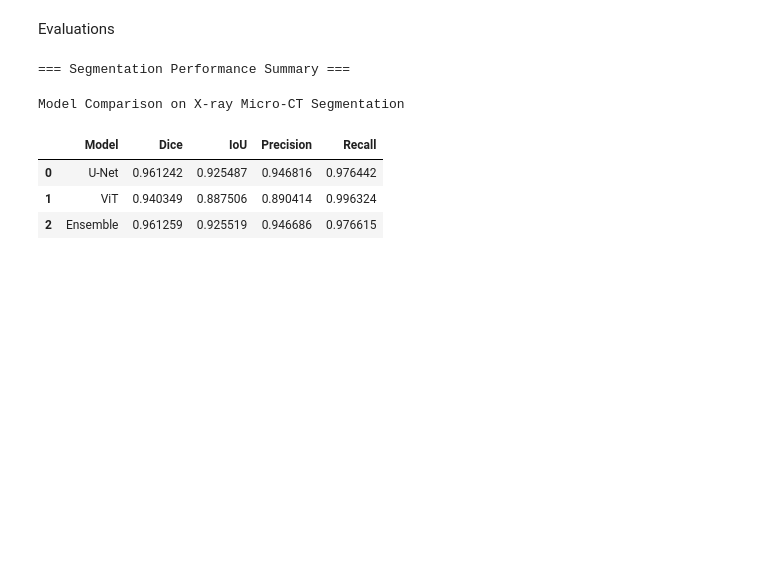
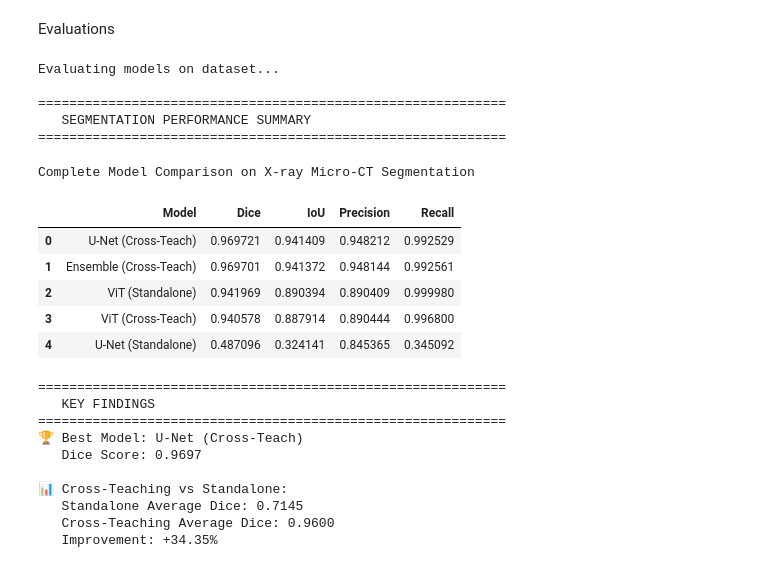
Before and after one commit to DavidBrin/Semi-supervised-Microtomography-Segmentation, a Jupyter notebook: Segmentation_Models_Comparison.ipynb, the cells around one changed output. Saved outputs shown, nothing was run; the diff lists cells and outputs as text; code cells hidden in the pictures; blank space fills up the shorter version.

```diff
--- a/Segmentation_Models_Comparison.ipynb
+++ b/Segmentation_Models_Comparison.ipynb
@@ -638,17 +696,55 @@ def evaluate_models(dataset, unet, vit, ensemble, device="cuda"):
 
     return summary
-# %%
-summary = evaluate_models(
-    dataset,
-    unet,
-    vit,
-    ensemble,
-    device=DEVICE
-)
-# %% [output]
-=== Segmentation Performance Summary ===
-Model Comparison on X-ray Micro-CT Segmentation
-|  | Model | Dice | IoU | Precision | Recall |
-| 0 | U-Net | 0.961242 | 0.925487 | 0.946816 | 0.976442 |
-| 1 | ViT | 0.940349 | 0.887506 | 0.890414 | 0.996324 |
-| 2 | Ensemble | 0.961259 | 0.925519 | 0.946686 | 0.976615 |
+# %%
+summary = evaluate_all_models(
+    dataset,
+    unet,
+    vit,
+    Xunet,
+    Xvit,
+    ensemble_standalone,
+    ensemble_crossteach,
+    device=DEVICE
+)
+
+# Display key findings
+print("\n" + "="*60)
+print("   KEY FINDINGS")
+print("="*60)
+best_model = summary.iloc[0]["Model"]
+best_dice = summary.iloc[0]["Dice"]
+print(f"🏆 Best Model: {best_model}")
+print(f"   Dice Score: {best_dice:.4f}")
+
+# Compare cross-teaching vs standalone
+standalone_dice = summary[summary["Model"].str.contains("Standalone")]["Dice"].mean()
+crossteach_dice = summary[summary["Model"].str.contains("Cross-Teach")]["Dice"].mean()
+improvement = ((crossteach_dice - standalone_dice) / standalone_dice) * 100
+
+print(f"\n📊 Cross-Teaching vs Standalone:")
+print(f"   Standalone Average Dice: {standalone_dice:.4f}")
+print(f"   Cross-Teaching Average Dice: {crossteach_dice:.4f}")
+print(f"   Improvement: {improvement:+.2f}%")
+# %% [output]
+Evaluating models on dataset...
+
+============================================================
+   SEGMENTATION PERFORMANCE SUMMARY
+============================================================
+Complete Model Comparison on X-ray Micro-CT Segmentation
+|  | Model | Dice | IoU | Precision | Recall |
+| 0 | U-Net (Cross-Teach) | 0.969721 | 0.941409 | 0.948212 | 0.992529 |
+| 1 | Ensemble (Cross-Teach) | 0.969701 | 0.941372 | 0.948144 | 0.992561 |
+| 2 | ViT (Standalone) | 0.941969 | 0.890394 | 0.890409 | 0.999980 |
+| 3 | ViT (Cross-Teach) | 0.940578 | 0.887914 | 0.890444 | 0.996800 |
+| 4 | U-Net (Standalone) | 0.487096 | 0.324141 | 0.845365 | 0.345092 |
+============================================================
+   KEY FINDINGS
+============================================================
+🏆 Best Model: U-Net (Cross-Teach)
+   Dice Score: 0.9697
+
+📊 Cross-Teaching vs Standalone:
+   Standalone Average Dice: 0.7145
+   Cross-Teaching Average Dice: 0.9600
+   Improvement: +34.35%
```
Also changed, not shown: parts of 4 cells of this notebook, 2 other files.
